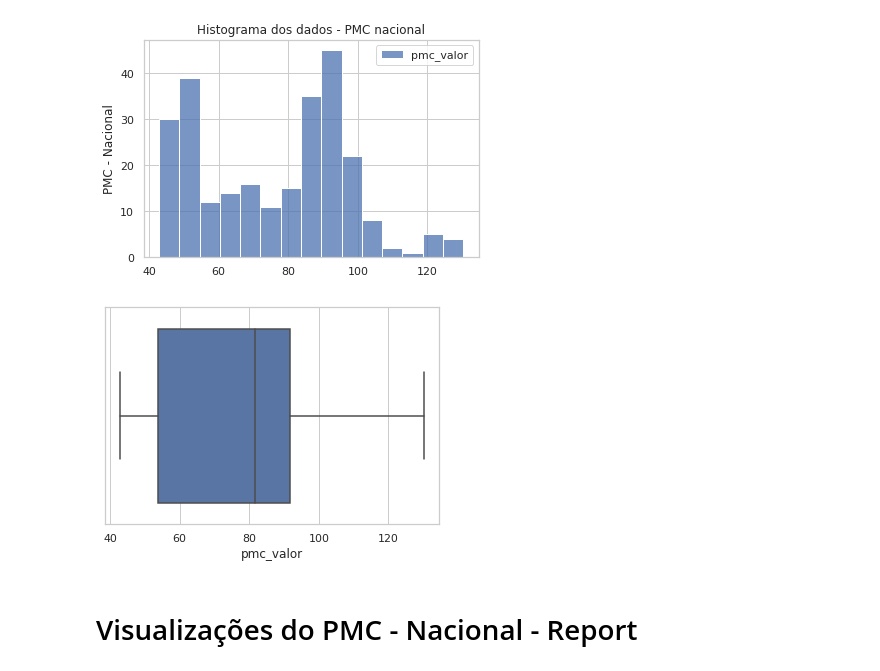
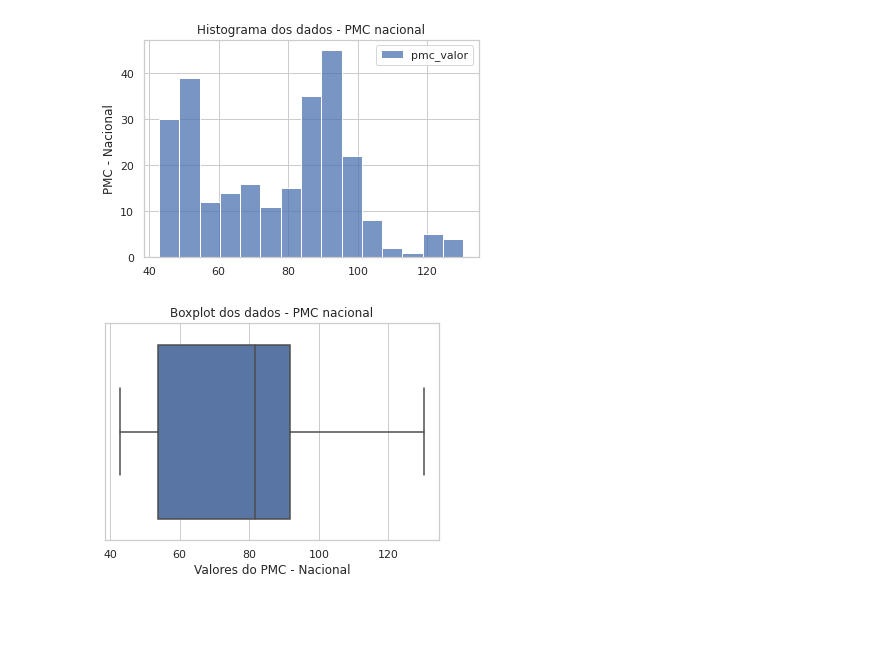
Before and after one commit to francisconetodata/Exemplos_Python, a Jupyter notebook: pmc_valor_ibge.ipynb, the cells around one changed output. Saved outputs shown, nothing was run; the diff lists cells and outputs as text; code cells hidden in the pictures; blank space fills up the shorter version.

```diff
--- a/pmc_valor_ibge.ipynb
+++ b/pmc_valor_ibge.ipynb
@@ -379,10 +335,12 @@ plt.savefig('histograma.png', format='png')
 # %% [output]
 [figure]
 # %%
+# Boxplot de todos os valores do PMC nacional.
+
 sns.set_theme(style="whitegrid")
+plt.title('Boxplot dos dados - PMC nacional')
 ax = sns.boxplot(x=analysis["pmc_valor"])
+plt.xlabel('Valores do PMC - Nacional')
 plt.savefig('boxplot.png', format='png')
 # %% [output]
-[figure, old version]
+[figure, new version]
-# %% [markdown]
-# Visualizações do PMC - Nacional - Report
```
Also changed, not shown: parts of 51 cells of this notebook.
